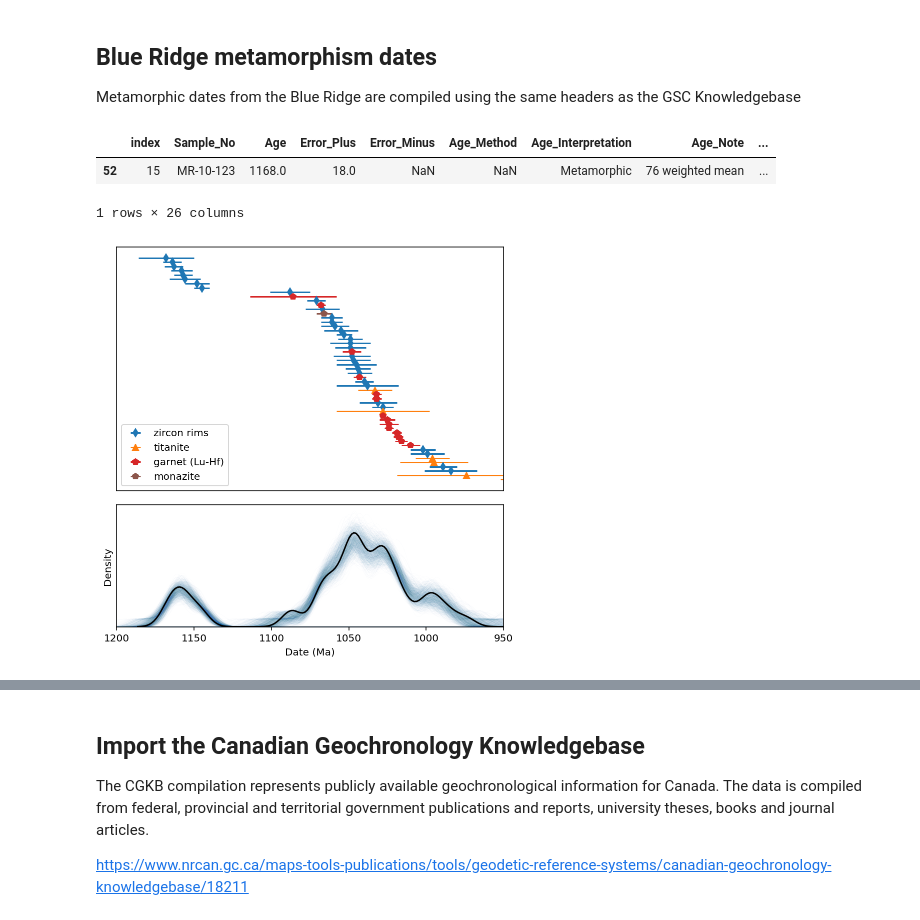
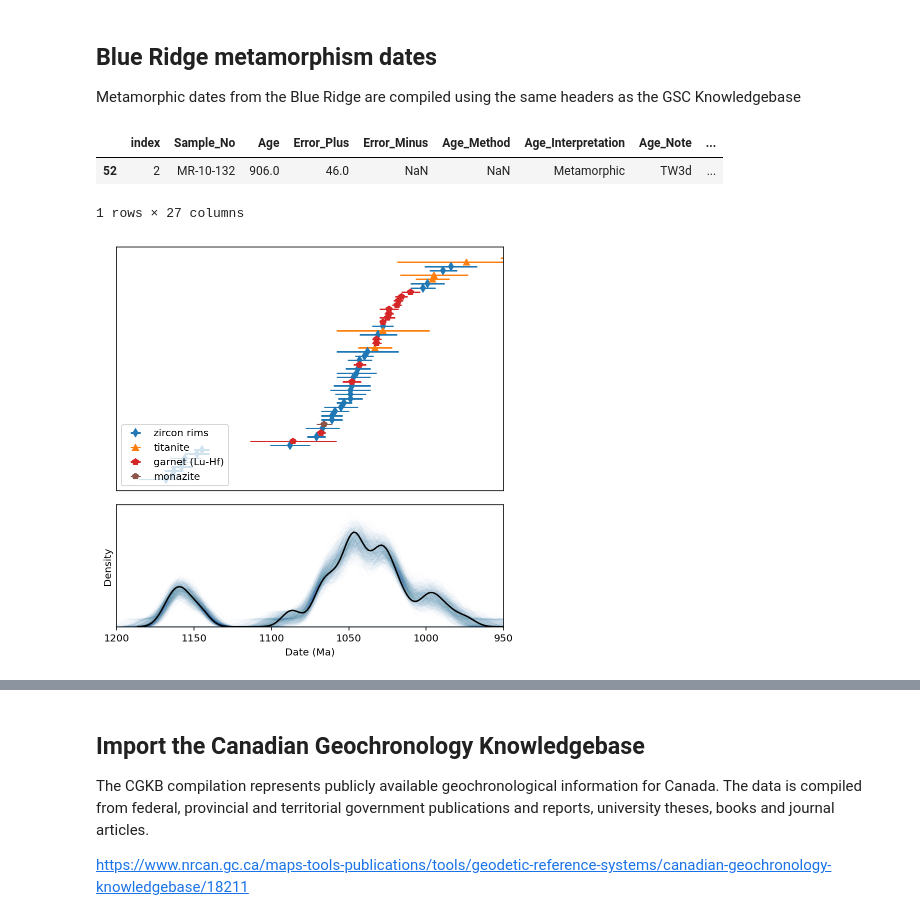
Before and after one commit to Swanson-Hysell/Mesoproterozoic_Turning_Point, a Jupyter notebook: code/Mesoprot_geochron.ipynb, the cells around one changed output, grey strips where cells are left out. Drawn from its saved outputs; the diff is of its cells as text; code cells hidden in the pictures.

```diff
--- a/code/Mesoprot_geochron.ipynb
+++ b/code/Mesoprot_geochron.ipynb
@@ -87,13 +87,13 @@ plt.show()
 Metamorphic dates from the Blue Ridge are compiled using the same headers as the GSC Knowledgebase
 # %%
 Blue_Ridge_dates = dates[dates.Geological_Province == 'Blue Ridge']
-Blue_Ridge_dates = Blue_Ridge_dates.sort_values('Age')
+Blue_Ridge_dates = Blue_Ridge_dates.sort_values('Age',ascending=False)
 Blue_Ridge_dates.reset_index(inplace=True)
 Blue_Ridge_dates.tail(1)
 # %% [output]
 |  | index | Sample_No | Age | Error_Plus | Error_Minus | Age_Method | Age_Interpretation | Age_Note | ... |
-| 52 | 15 | MR-10-123 | 1168.0 | 18.0 | NaN | NaN | Metamorphic | 76 weighted mean | ... |
+| 52 | 2 | MR-10-132 | 906.0 | 46.0 | NaN | NaN | Metamorphic | TW3d | ... |
-1 rows × 26 columns
+1 rows × 27 columns
 # %%
 Blue_Ridge_dates_z = Blue_Ridge_dates[Blue_Ridge_dates.Age_Material == 'zircon']
 Blue_Ridge_dates_t = Blue_Ridge_dates[Blue_Ridge_dates.Age_Material == 'titanite']
@@ -157,7 +157,7 @@ plt.xlabel('Date (Ma)')
 plt.tight_layout()
 plt.show()
 # %% [output]
-[figure, old version]
+[figure, new version]
 # %%
 Grenville_dates = pd.read_csv('../data/Grenville_meta_dates.csv')
 Grenville_Province_dates = Grenville_dates[Grenville_dates.Geological_Province == 'Grenville Province']
```
Also changed, not shown: parts of 3 cells of this notebook.
